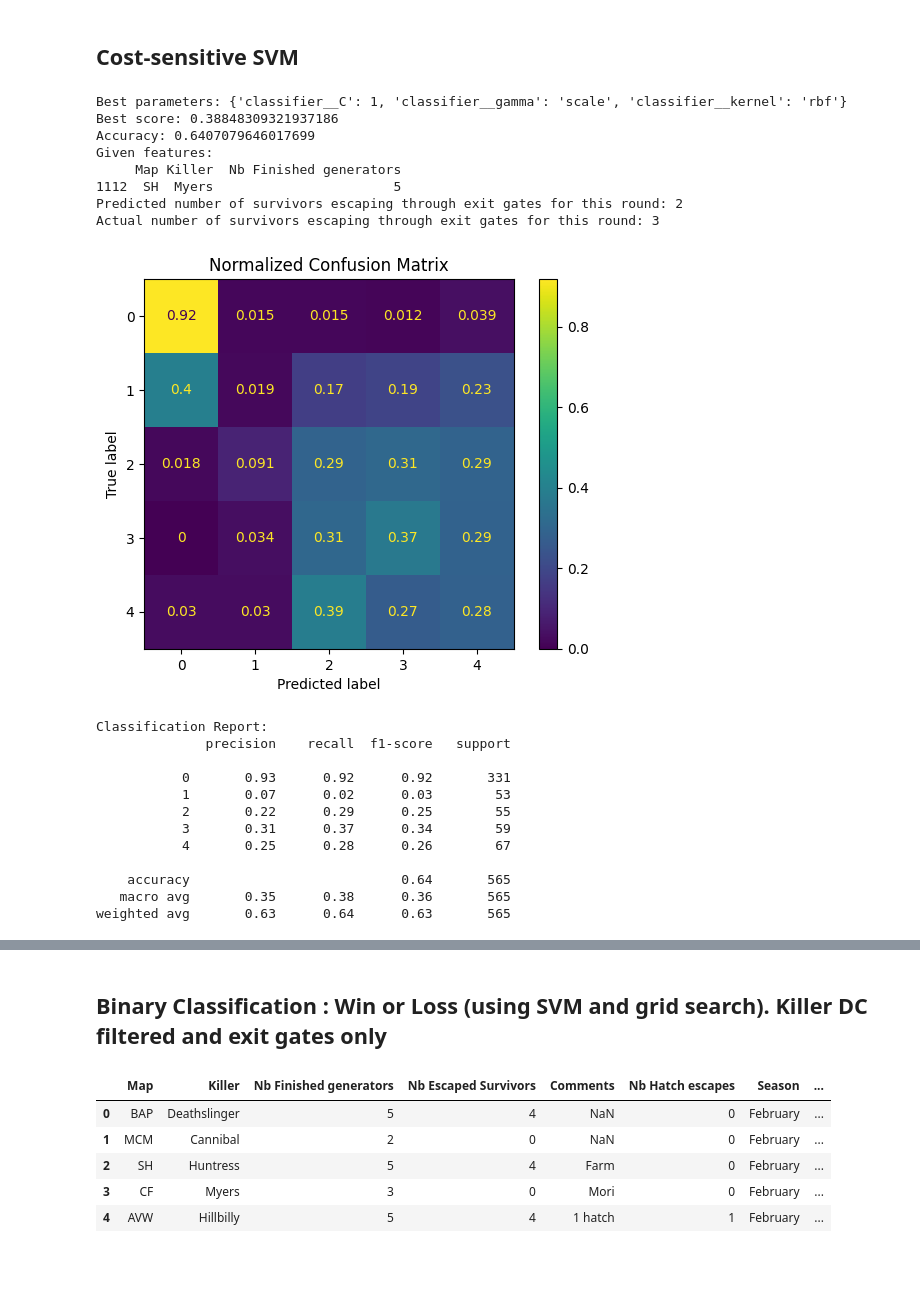
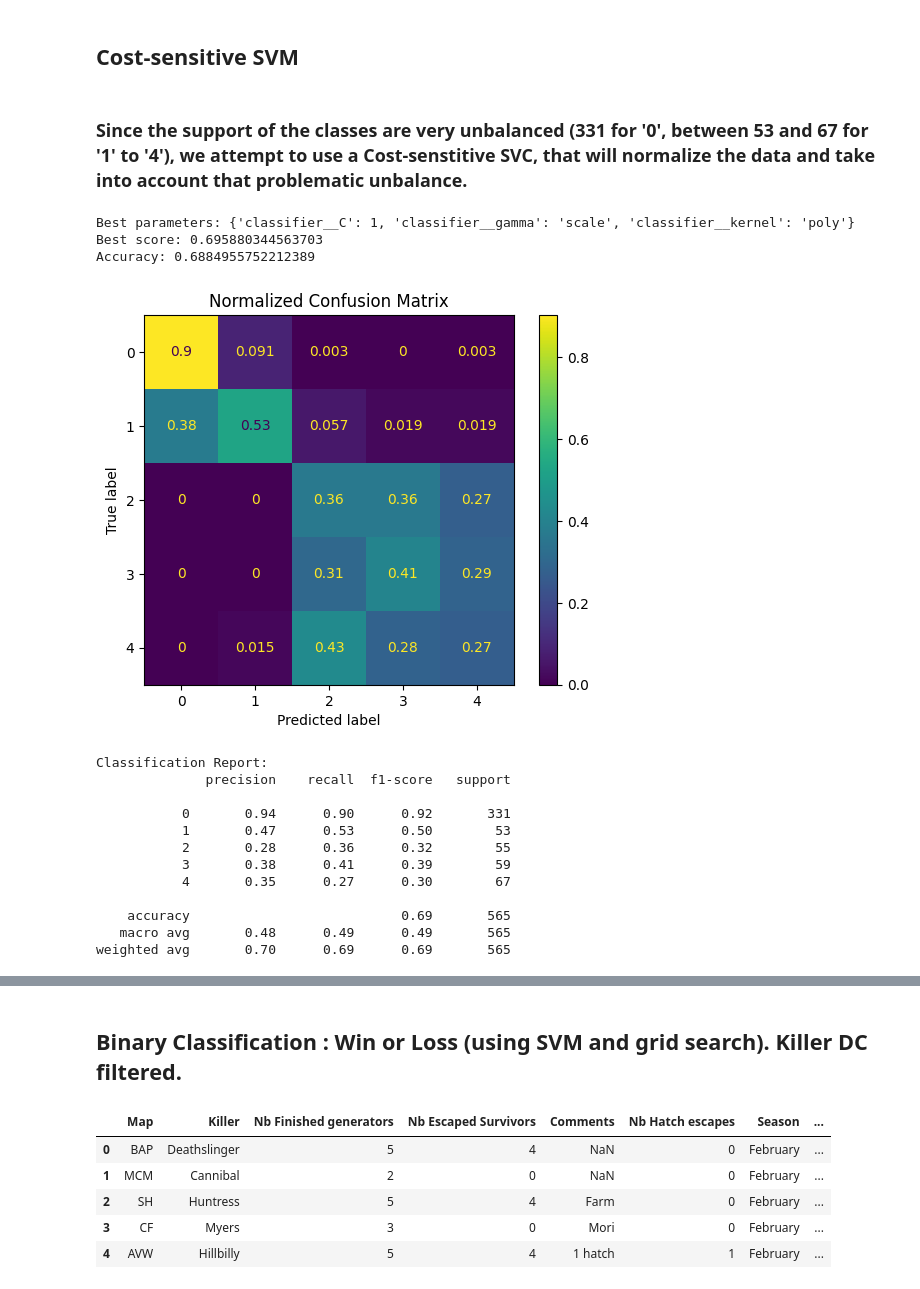
Before and after one commit to doubavitch/Dead-by-Daylight-Predictions, a Jupyter notebook: Dead by Daylight Predictions.ipynb, the cells around one changed output, grey strips where cells are left out. Cells and saved outputs as stored; diff of their text form; code cells hidden in the pictures.

```diff
--- a/Dead by Daylight Predictions.ipynb
+++ b/Dead by Daylight Predictions.ipynb
@@ -922,21 +868,9 @@ Actual: 4, Predicted: 3
 --------------------------------------------------
 # %% [markdown]
 ## Cost-sensitive SVM
+# %% [markdown]
+### Since the support of the classes are very unbalanced (331 for '0', between 53 and 67 for '1' to '4'), we attempt to use a Cost-senstitive SVC, that will normalize the data and take into account that problematic unbalance.
 # %%
-import pandas as pd
-import numpy as np
-from sklearn.compose import ColumnTransformer
-from sklearn.metrics import confusion_matrix, classification_report, ConfusionMatrixDisplay, accuracy_score, roc_curve, auc
-from sklearn.model_selection import train_test_split, GridSearchCV
-from sklearn.pipeline import Pipeline
-from sklearn.preprocessing import OneHotEncoder, StandardScaler
-from sklearn.svm import SVC
-import matplotlib.pyplot as plt
-from tqdm import tqdm
-
-# Load the dataset
-data = pd.read_csv('Dead by Daylight data.csv')
-
 # Filter out matches where 'Comments' contains 'Killer DC'
 data = data[~data['Comments'].str.contains('Killer DC', na=False)]
 
@@ -966,18 +900,17 @@ model = Pipeline(steps=[
 ])
 
 # Split the data into training and testing sets
-# add percentages
 X_train, X_test, y_train, y_test = train_test_split(features, target, test_size=0.2, random_state=42)
 
 # Define parameter grid for GridSearchCV
 param_grid = {
-    'classifier__kernel': ['linear', 'poly', 'rbf', 'sigmoid'],
-    'classifier__C': [0.1, 1, 10, 100],
-    'classifier__gamma': ['scale', 'auto']
+    'classifier__kernel': ['linear', 'poly', 'rbf', 'sigmoid'], # types of kernels
+    'classifier__C': [0.1, 1, 10, 100], # regularization parameter
+    'classifier__gamma': ['scale', 'auto'] # kernel coefficient for ‘poly’, ‘rbf’ and ‘sigmoid’.
 }
 
 # Perform GridSearchCV to find the best parameters
-grid_search = GridSearchCV(model, param_grid, cv=5, scoring='f1_macro', n_jobs=-1) # n_jobs = -1 -> usin all processors
+grid_search = GridSearchCV(model, param_grid, cv=5, scoring='accuracy', n_jobs=-1)
 grid_search.fit(X_train, y_train)
 
 # Output the best parameters and score
@@ -992,19 +925,11 @@ y_pred = best_model.predict(X_test)
 accuracy = accuracy_score(y_test, y_pred)
 print(f'Accuracy: {accuracy}')
 
-# Example prediction
-example = X_test.iloc[0:1]
-predicted_exit_gate_escapes = best_model.predict(example)
-actual_exit_gate_escapes = y_test.iloc[0]
-print(f'Given features: \n{example}')
-print(f'Predicted number of survivors escaping through exit gates for this round: {predicted_exit_gate_escapes[0]}')
-print(f'Actual number of survivors escaping through exit gates for this round: {actual_exit_gate_escapes}')
-
 # Confusion Matrix
 class_names = np.arange(0, 5)
 conf_matrix = confusion_matrix(y_test, y_pred, labels=class_names)
 
-# Normalize the confusion matrix
+# Normalize the confusion matrix (the supports are unbalanced, so this is allows for better interpretability)
 conf_matrix_normalized = conf_matrix.astype('float') / conf_matrix.sum(axis=1)[:, np.newaxis]
 
 disp = ConfusionMatrixDisplay(confusion_matrix=conf_matrix_normalized, display_labels=class_names)
@@ -1015,10 +940,6 @@ plt.show()
 # Classification Report
 print('Classification Report:')
 print(classification_report(y_test, y_pred))
-
-# Save the model
-# import joblib
-# joblib.dump(best_model, 'dbd_exit_gate_escape_prediction_model_no_killer_dc_svc_cost_sensitive.pkl')
 
 # ROC Curves for each class
 fpr = {}
@@ -1030,51 +951,56 @@ for i in class_names:
     roc_auc[i] = auc(fpr[i], tpr[i])
 
 plt.figure()
 for i in class_names:
     plt.plot(fpr[i], tpr[i], label=f'Class {i} (area = {roc_auc[i]:0.2f})')
 
 plt.plot([0, 1], [0, 1], 'k--')
 plt.xlim([0.0, 1.0])
 plt.ylim([0.0, 1.05])
 plt.xlabel('False Positive Rate')
 plt.ylabel('True Positive Rate')
 plt.title('ROC Curves for each class')
 plt.legend(loc="lower right")
 plt.show()
 
+# Example prediction
+example = X_test.iloc[0:1]
+predicted_exit_gate_escapes = best_model.predict(example)
+actual_exit_gate_escapes = y_test.iloc[0]
+print(f'--- Example Prediction ---')
+print(f'Given features: \n{example}')
+print(f'Predicted number of survivors escaping through exit gates for this round: {predicted_exit_gate_escapes[0]}')
+print(f'Actual number of survivors escaping through exit gates for this round: {actual_exit_gate_escapes}')
+
 # Error analysis
 err = []
 for i in range(len(y_test)):
     if y_test.iloc[i] != y_pred[i]:
         err.append(i)
 
+print(f'\n--- Error Analysis ---')
 print(f'In total {len(err)} mistakes out of {len(y_test)} samples')
 
 for i in tqdm(range(len(err))):
     index = err[i]
     print(f'Mistake {i+1}:')
     print(f'Features: \n{X_test.iloc[index]}')
     print(f'Actual: {y_test.iloc[index]}, Predicted: {y_pred[index]}')
     print('-' * 50)
 # %% [output]
-Best parameters: {'classifier__C': 1, 'classifier__gamma': 'scale', 'classifier__kernel': 'rbf'}
-Best score: 0.38848309321937186
-Accuracy: 0.6407079646017699
-Given features:
-     Map Killer  Nb Finished generators
-1112  SH  Myers                       5
-Predicted number of survivors escaping through exit gates for this round: 2
-Actual number of survivors escaping through exit gates for this round: 3
+Best parameters: {'classifier__C': 1, 'classifier__gamma': 'scale', 'classifier__kernel': 'poly'}
+Best score: 0.695880344563703
+Accuracy: 0.6884955752212389
-[figure, old version]
+[figure, new version]
 Classification Report:
               precision    recall  f1-score   support
 
-           0       0.93      0.92      0.92       331
-           1       0.07      0.02      0.03        53
-           2       0.22      0.29      0.25        55
-           3       0.31      0.37      0.34        59
-           4       0.25      0.28      0.26        67
+           0       0.94      0.90      0.92       331
+           1       0.47      0.53      0.50        53
+           2       0.28      0.36      0.32        55
+           3       0.38      0.41      0.39        59
+           4       0.35      0.27      0.30        67
 
-    accuracy                           0.64       565
-   macro avg       0.35      0.38      0.36       565
-weighted avg       0.63      0.64      0.63       565
+    accuracy                           0.69       565
+   macro avg       0.48      0.49      0.49       565
+weighted avg       0.70      0.69      0.69       565
@@ -1098,5 +1032,5 @@ Name: 1827, dtype: object
 Actual: 4, Predicted: 3
 --------------------------------------------------
 # %% [markdown]
-## Binary Classification : Win or Loss (using SVM and grid search). Killer DC filtered and exit gates only
+## Binary Classification : Win or Loss (using SVM and grid search). Killer DC filtered.
 # %%
```
Also changed, not shown: parts of 21 cells of this notebook.
